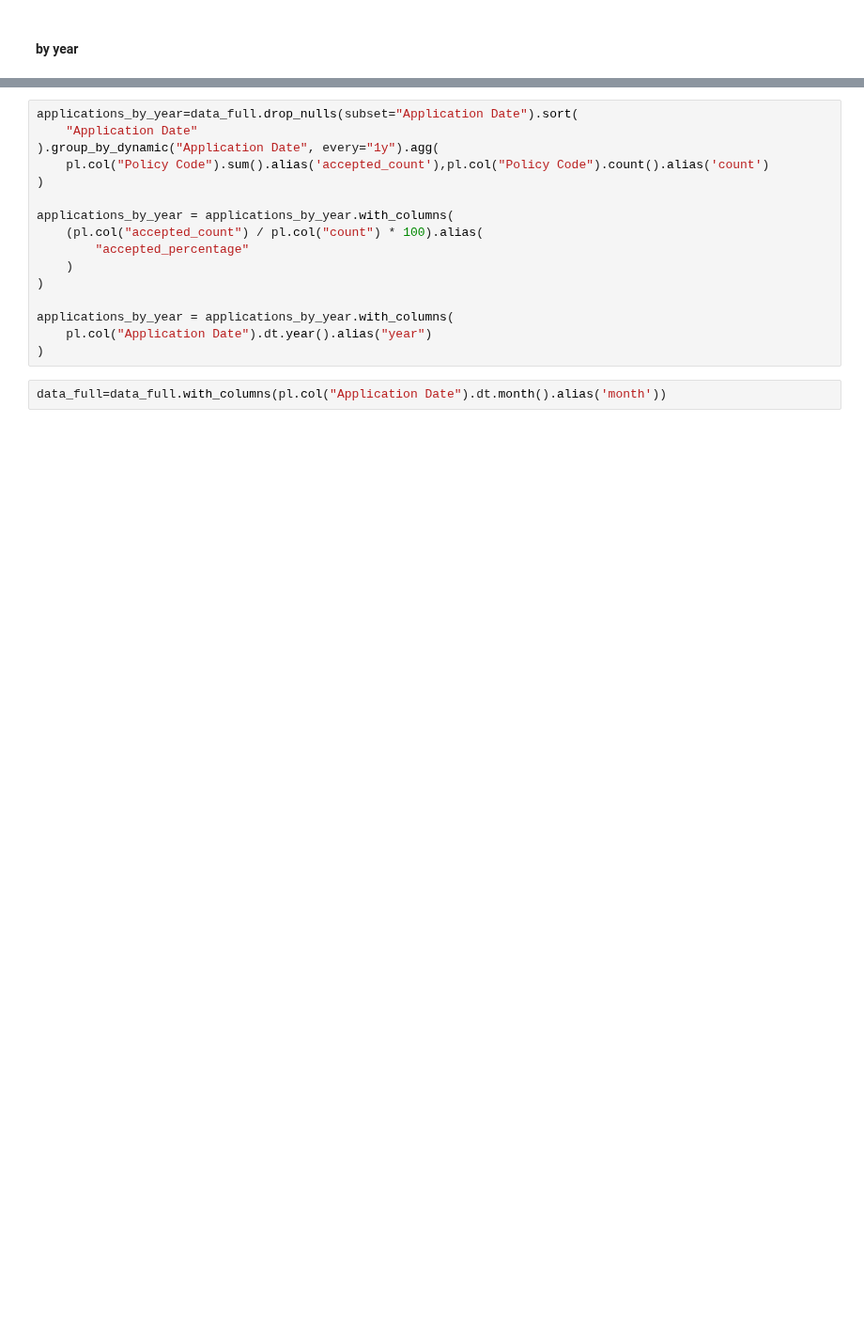
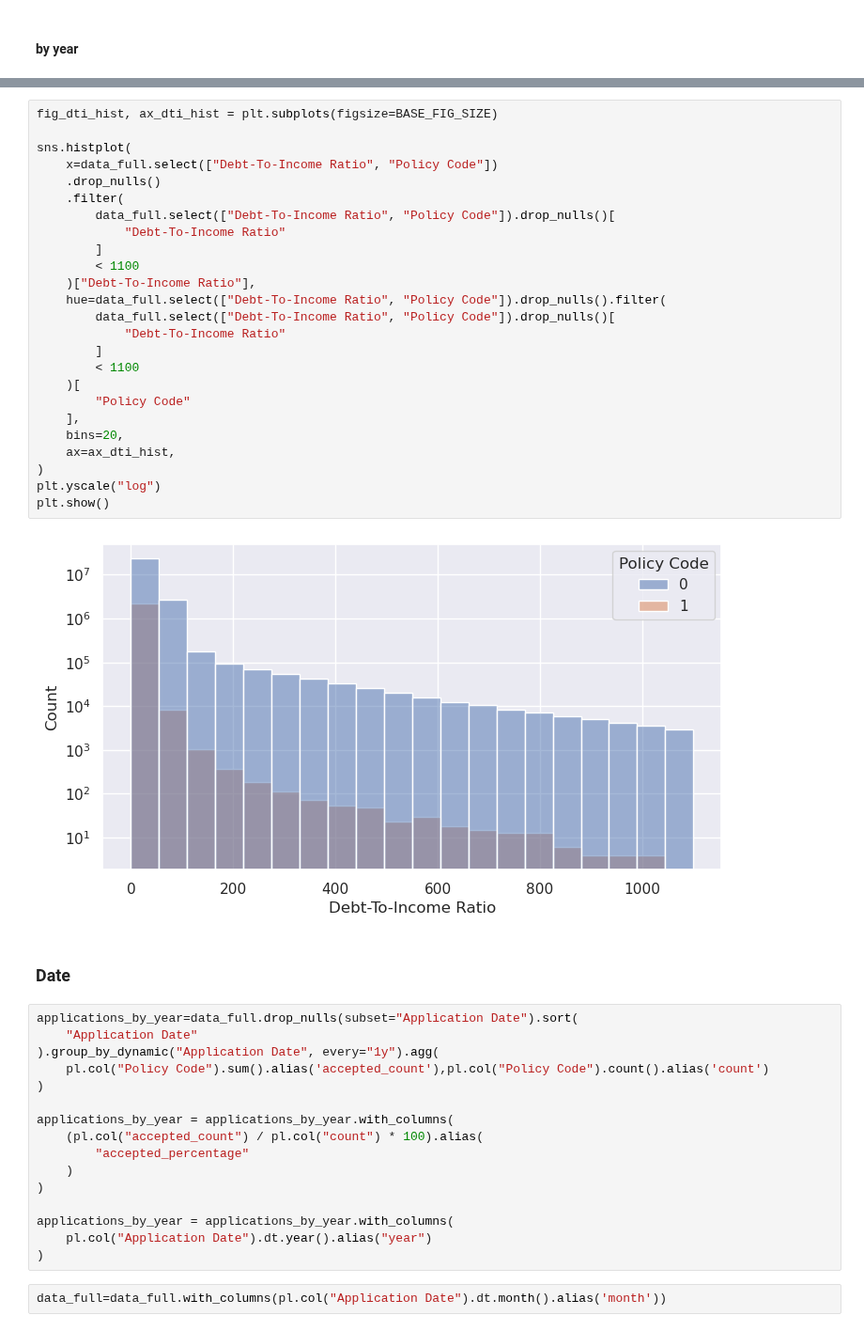
Before and after one commit to gediminas-skvarnavicius/lending-club, a Jupyter notebook: EDA.ipynb, the cells around one changed output, grey strips where cells are left out. Shown at 94% size. Drawn from its saved outputs; the diff is of its cells as text; blank space fills up the shorter version.

```diff
--- a/EDA.ipynb
+++ b/EDA.ipynb
@@ -136,3 +247,32 @@ shape: (1, 8)
+# %%
+fig_dti_hist, ax_dti_hist = plt.subplots(figsize=BASE_FIG_SIZE)
+
+sns.histplot(
+    x=data_full.select(["Debt-To-Income Ratio", "Policy Code"])
+    .drop_nulls()
+    .filter(
+        data_full.select(["Debt-To-Income Ratio", "Policy Code"]).drop_nulls()[
+            "Debt-To-Income Ratio"
+        ]
+        < 1100
+    )["Debt-To-Income Ratio"],
+    hue=data_full.select(["Debt-To-Income Ratio", "Policy Code"]).drop_nulls().filter(
+        data_full.select(["Debt-To-Income Ratio", "Policy Code"]).drop_nulls()[
+            "Debt-To-Income Ratio"
+        ]
+        < 1100
+    )[
+        "Policy Code"
+    ],
+    bins=20,
+    ax=ax_dti_hist,
+)
+plt.yscale("log")
+plt.show()
+# %% [output]
+[figure, added]
+# %% [markdown]
+### Date
 # %%
 applications_by_year=data_full.drop_nulls(subset="Application Date").sort(
     "Application Date"
```
Also changed, not shown: parts of 37 cells of this notebook, 4 other files.
